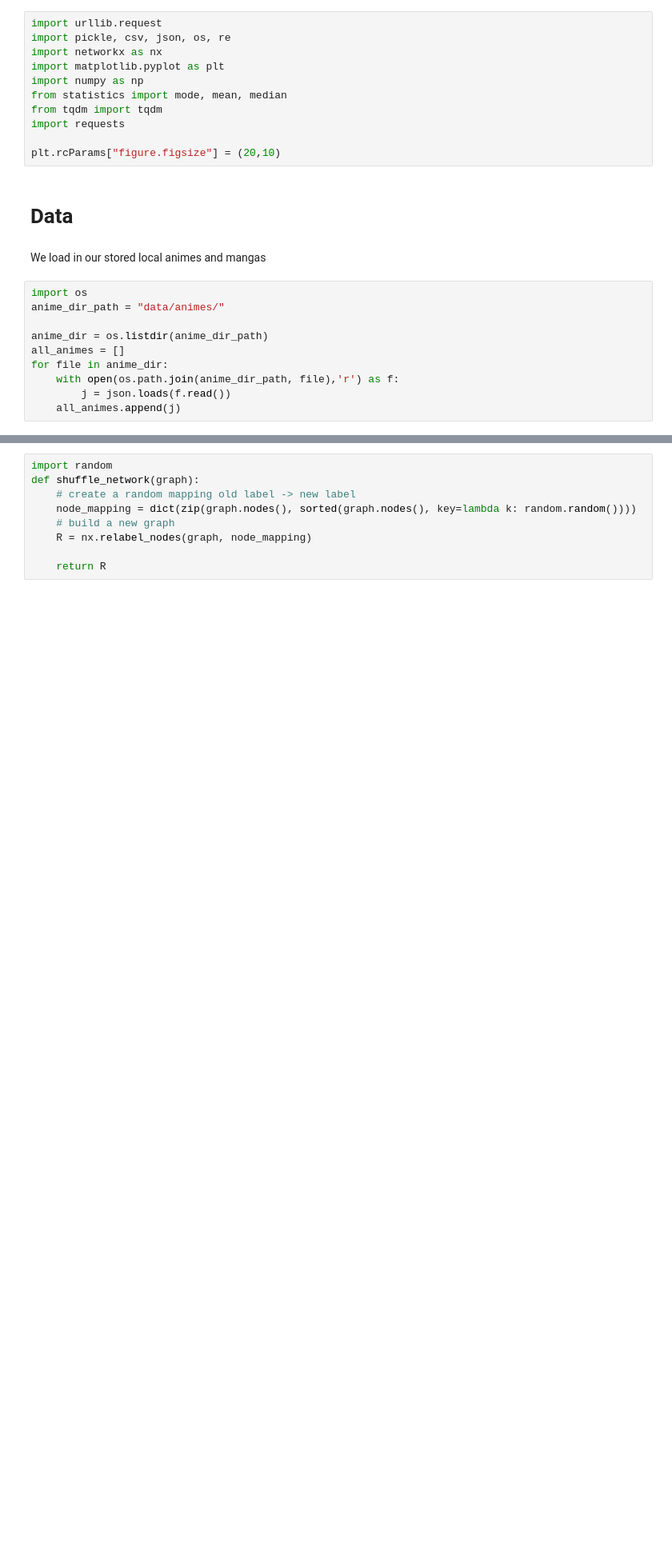
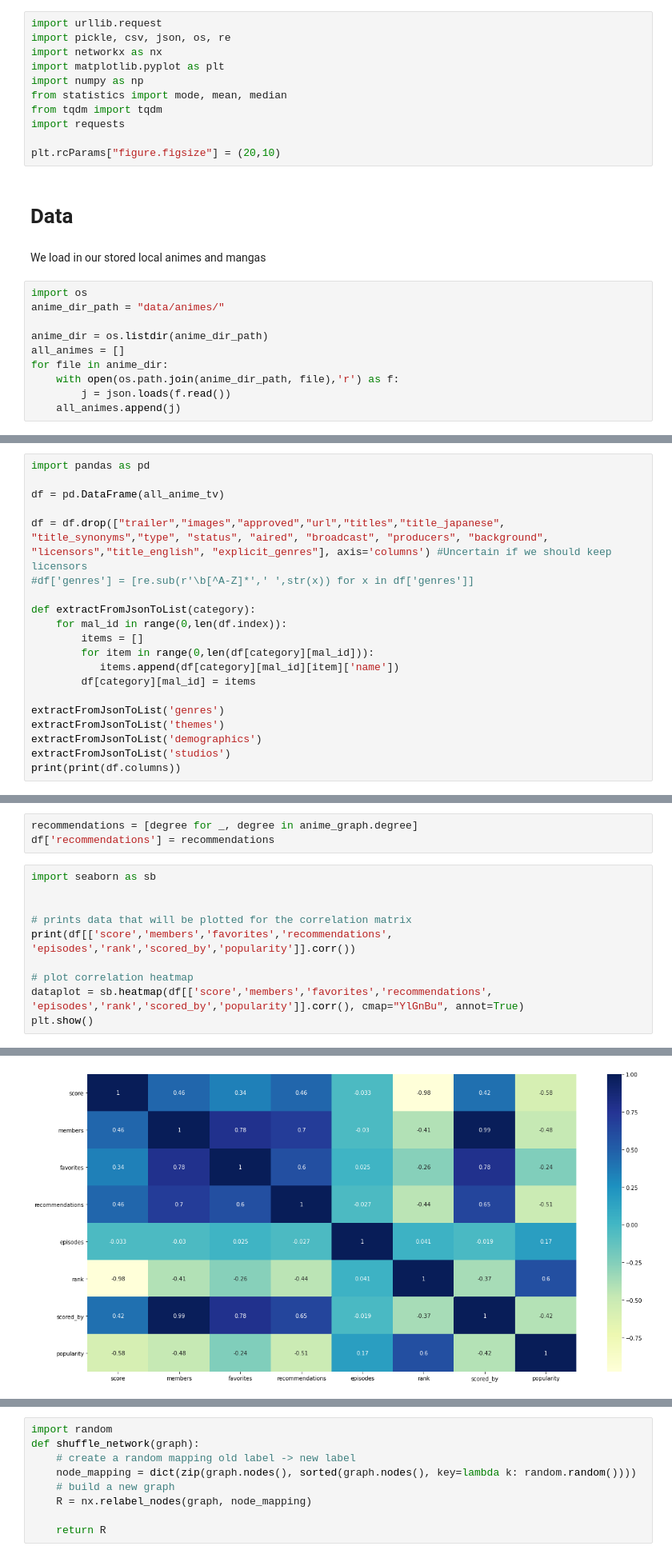
Before and after one commit to MarcBrejner/ProjectMAL, a Jupyter notebook: project.ipynb, the cells around one changed output, grey strips where cells are left out. Shown at 80% size. Cells and saved outputs as stored; diff of their text form; blank space fills up the shorter version.

Commit message:
correlations are more or less done

```diff
--- a/project.ipynb
+++ b/project.ipynb
@@ -36,0 +39,22 @@ print(len(all_anime_tv))
+# %%
+import pandas as pd
+
+df = pd.DataFrame(all_anime_tv)
+
+df = df.drop(["trailer","images","approved","url","titles","title_japanese",
+"title_synonyms","type", "status", "aired", "broadcast", "producers", "background",
+"licensors","title_english", "explicit_genres"], axis='columns') #Uncertain if we should keep licensors
+#df['genres'] = [re.sub(r'\b[^A-Z]*',' ',str(x)) for x in df['genres']]
+
+def extractFromJsonToList(category):
+    for mal_id in range(0,len(df.index)):
+        items = []
+        for item in range(0,len(df[category][mal_id])):
+           items.append(df[category][mal_id][item]['name'])
+        df[category][mal_id] = items
+
+extractFromJsonToList('genres')
+extractFromJsonToList('themes')
+extractFromJsonToList('demographics')
+extractFromJsonToList('studios')
+print(print(df.columns))
@@ -49,0 +101,14 @@ print(len(anime_graph))
+# %%
+recommendations = [degree for _, degree in anime_graph.degree]
+df['recommendations'] = recommendations
+# %%
+import seaborn as sb
+
+
+# prints data that will be plotted for the correlation matrix
+print(df[['score','members','favorites','recommendations', 'episodes','rank','scored_by','popularity']].corr())
+
+# plot correlation heatmap
+dataplot = sb.heatmap(df[['score','members','favorites','recommendations', 'episodes','rank','scored_by','popularity']].corr(), cmap="YlGnBu", annot=True)
+plt.show()
+# %% [output]
@@ -50 +134,2 @@ print(len(anime_graph))
+[figure, added]
 # %%
```
Also changed, not shown: parts of 25 cells of this notebook.
